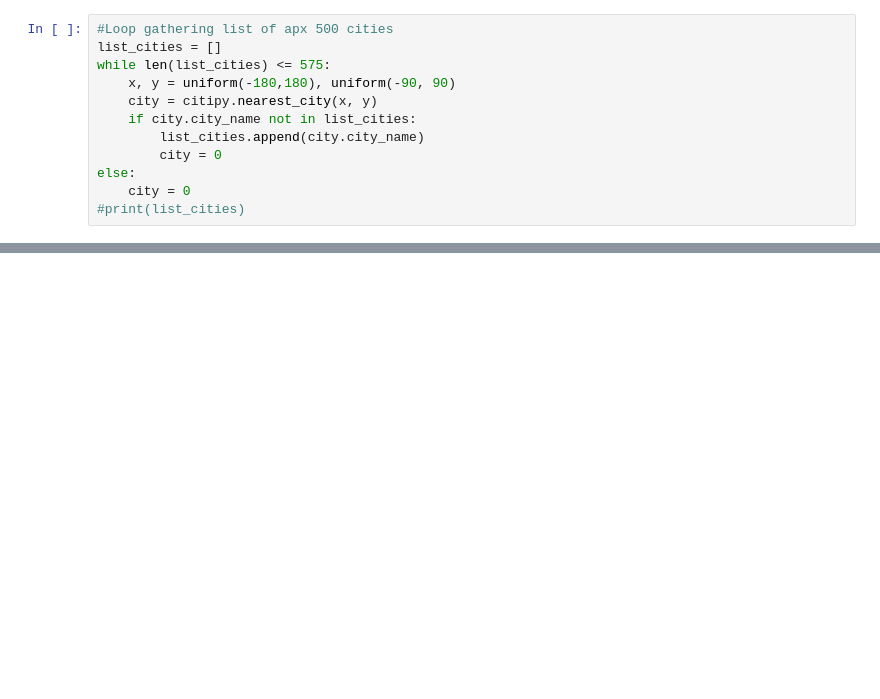
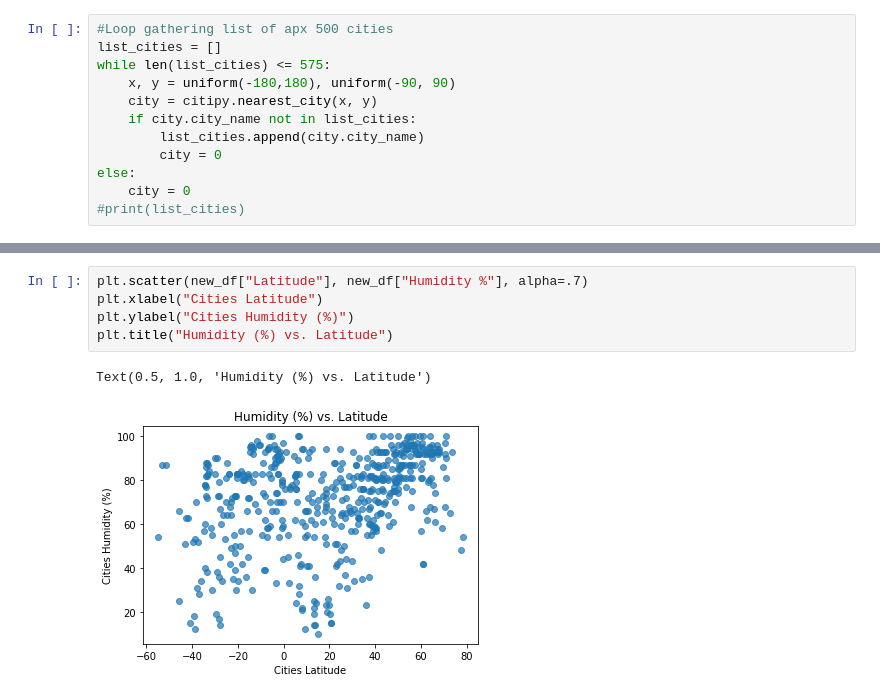
Before and after one commit to Nyalon/python-api-challenge, a Jupyter notebook: script1/WeatherPy.ipynb, the cells around one changed output, grey strips where cells are left out. Drawn from its saved outputs; the diff is of its cells as text; blank space fills up the shorter version.

```diff
--- a/script1/WeatherPy.ipynb
+++ b/script1/WeatherPy.ipynb
@@ -120,0 +115,8 @@ new_df
+# %%
+plt.scatter(new_df["Latitude"], new_df["Humidity %"], alpha=.7)
+plt.xlabel("Cities Latitude")
+plt.ylabel("Cities Humidity (%)")
+plt.title("Humidity (%) vs. Latitude")
+# %% [output]
+Text(0.5, 1.0, 'Humidity (%) vs. Latitude')
+[figure, added]
```
Also changed, not shown: parts of 9 cells of this notebook.
